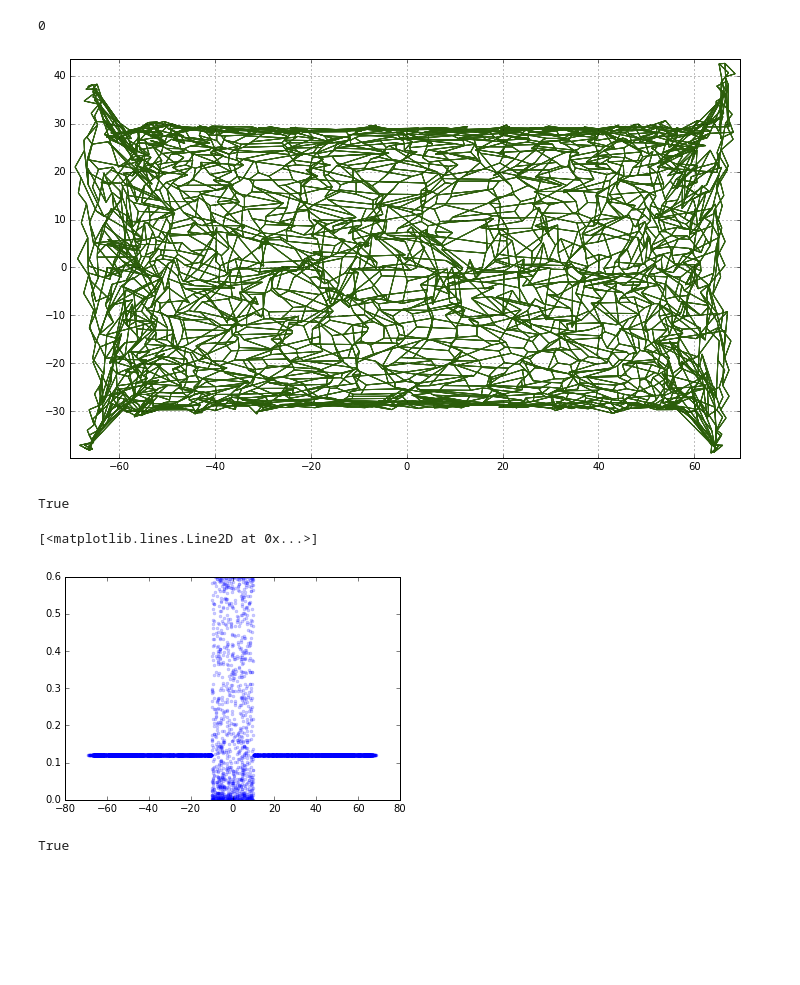
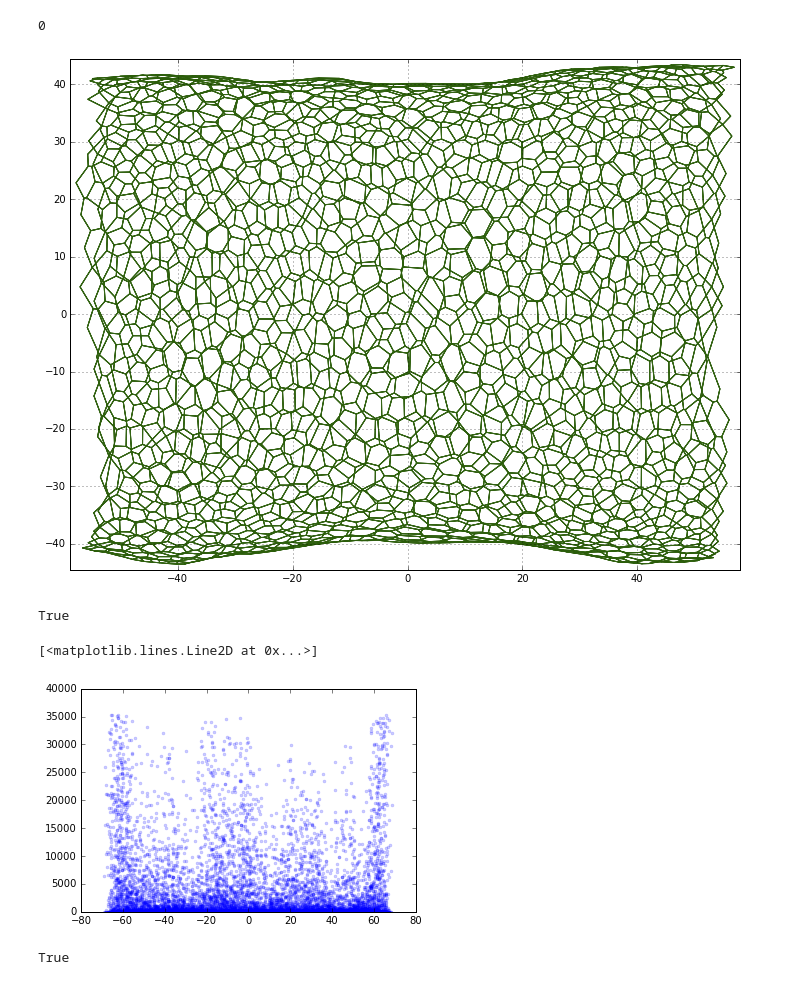
Before and after one commit to DamCB/tyssue, a Jupyter notebook: notebooks/Polarization/Polarization.ipynb, the cells around one changed output. Saved outputs shown, nothing was run; the diff lists cells and outputs as text; code cells hidden in the pictures; blank space fills up the shorter version.

```diff
--- a/notebooks/Polarization/Polarization.ipynb
+++ b/notebooks/Polarization/Polarization.ipynb
@@ -37,7 +37,11 @@ sheet = Sheet('pola', datasets)
 sheet.set_geom('sheet')
 geom.update_all(sheet)
 
-sheet.set_model('sheet')
+
+nondim_specs = load_default('dynamics', 'sheet')
+dim_model_specs = model.dimentionalize(nondim_specs)
+
+sheet.set_model('sheet', dim_model_specs)
 sheet.nrj_norm_factor = sheet.specs['settings']['nrj_norm_factor']
 # isotropic_relax(sheet)
 # %% [output]
@@ -74,6 +86,7 @@ active_jvs = set(sheet.jv_df.index).difference(inactive_jvs)
 active_jvs = list(active_jvs)
 sheet.jv_df.is_active = 0
 sheet.jv_df.loc[active_jvs, 'is_active'] = 1
+sheet.jv_df.is_active = 1
 # %%
 import vispy as vp
 from vispy import app, gloo, visuals, scene
@@ -153,7 +166,7 @@ ax.set_ylim(sheet.jv_df.x.min()-1, sheet.jv_df.x.max()+1)
 fig.set_size_inches(12, 12)
 plt.savefig('test_pola.png')
 # %% [output]
-[figure, old version]
+[figure, new version]
 # %%
 
 settings = {
@@ -173,16 +186,19 @@ print(res['success'])
 # %% [output]
 True
 # %%
-center_jes = sheet.je_df[sheet.upcast_srce(sheet.jv_df['z']).abs() < 10].index
+# center_jes = sheet.je_df[sheet.upcast_srce(sheet.jv_df['z']).abs() < 10].index
 
-sheet.je_df.loc[center_jes, 'line_tension'] = (sheet.je_df.loc[center_jes, 'line_tension'] *
-                                               (5*np.sin(sheet.je_df.loc[center_jes, 'nz'])**2))
+# sheet.je_df.loc[center_jes, 'line_tension'] = (sheet.je_df.loc[center_jes, 'line_tension'] *
+#                                               (5*np.sin(sheet.je_df.loc[center_jes, 'nz'])**2))
+
+sheet.je_df['line_tension'] = (sheet.je_df['line_tension'] *
+                               5*np.sin(sheet.je_df['nz'])**2)
 
 fig, ax = plt.subplots()
 ax.plot(sheet.upcast_srce(sheet.jv_df['z']), sheet.je_df['line_tension'], '.', alpha=0.2)
 # %% [output]
 [<matplotlib.lines.Line2D at 0x...>]
-[figure, old version]
+[figure, new version]
 # %%
 settings = {
     'minimize': {
```
Also changed, not shown: parts of 4 cells of this notebook, 20 other files.
